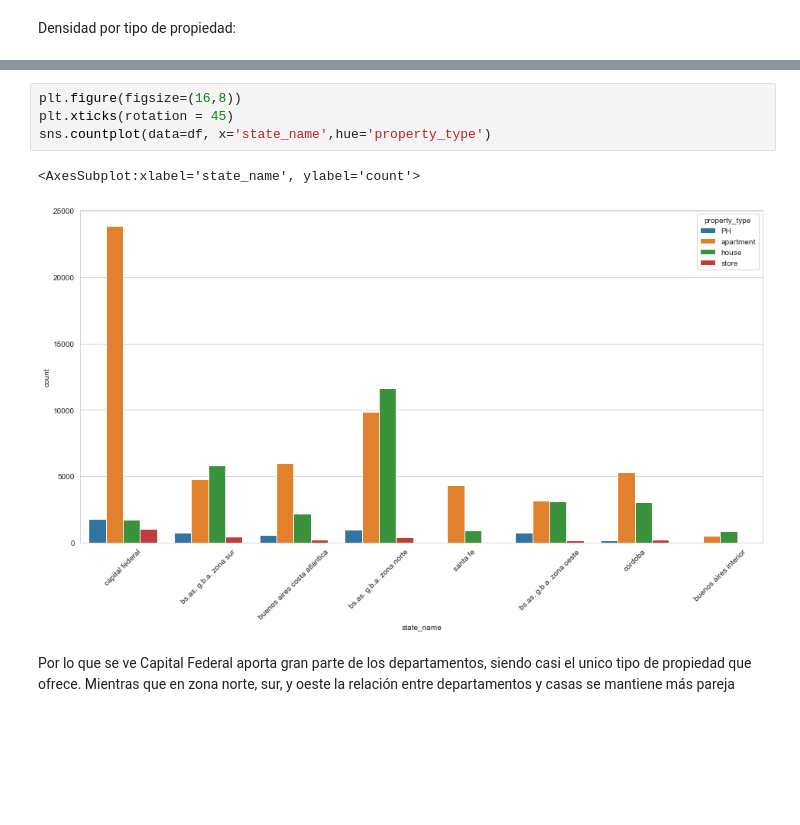
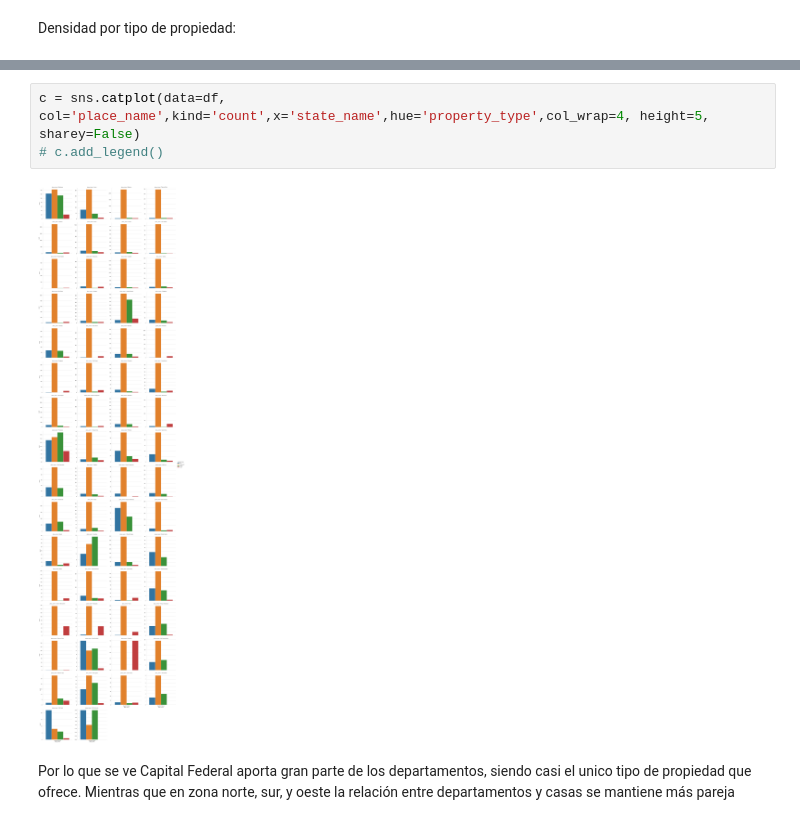
Before and after one commit to Juanlandolfi/Data-Science-Digital-House, a Jupyter notebook: Entrega_1_final/Grupo7_TP01_final.ipynb, the cells around one changed output, grey strips where cells are left out. Saved outputs shown, nothing was run; the diff lists cells and outputs as text; blank space fills up the shorter version.

```diff
--- a/Entrega_1_final/Grupo7_TP01_final.ipynb
+++ b/Entrega_1_final/Grupo7_TP01_final.ipynb
@@ -2048,10 +2080,8 @@ Vamos a ver qué cantidad cuantos tipos de propiedades hay en cada estado:
 # %%
-plt.figure(figsize=(16,8))
-plt.xticks(rotation = 45)
-sns.countplot(data=df, x='state_name',hue='property_type')
+c = sns.catplot(data=df, col='place_name',kind='count',x='state_name',hue='property_type',col_wrap=4, height=5, sharey=False)
+# c.add_legend()
 # %% [output]
-<AxesSubplot:xlabel='state_name', ylabel='count'>
-[figure, old version]
+[figure, new version]
 # %% [markdown]
 Por lo que se ve Capital Federal aporta gran parte de los departamentos, siendo casi el unico tipo de propiedad que ofrece. Mientras que en zona norte, sur, y oeste la relación entre departamentos y casas se mantiene más pareja
 # %% [markdown]
```
Also changed, not shown: parts of 123 cells of this notebook, 1 other file.
